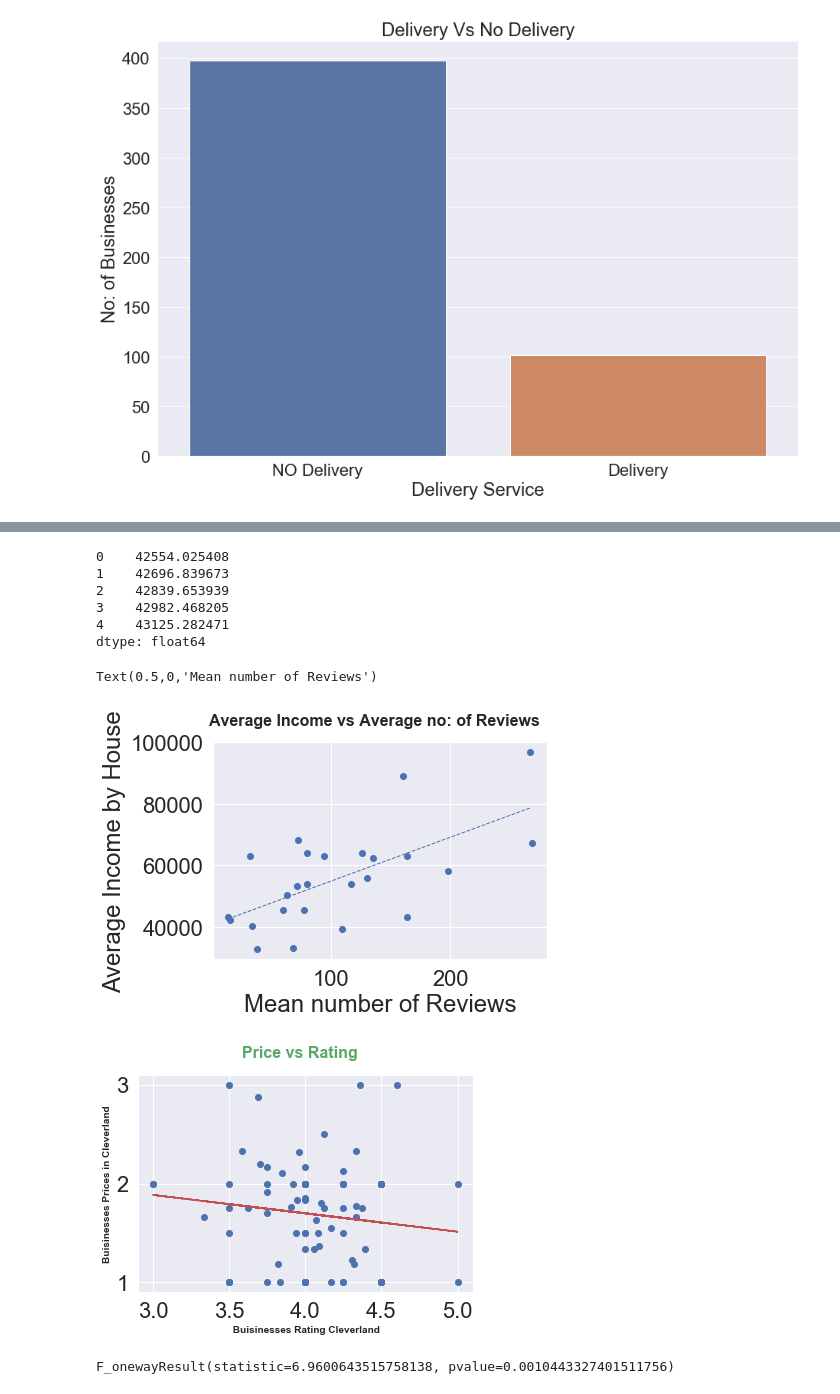
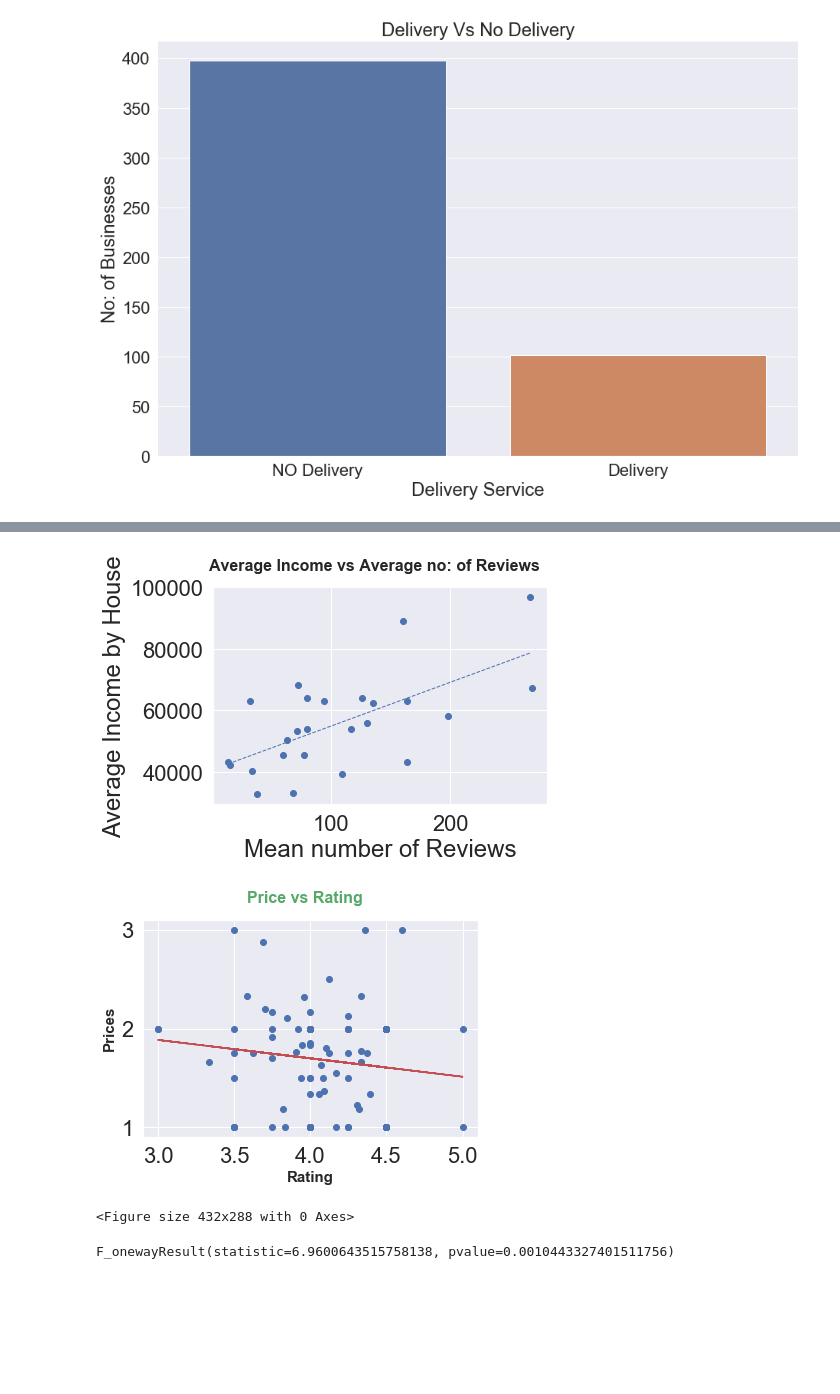
Before and after one commit to fnusandhiya/YELP, a Jupyter notebook: yelp.ipynb, the cells around one changed output, grey strips where cells are left out. Saved outputs shown, nothing was run; the diff lists cells and outputs as text; code cells hidden in the pictures; blank space fills up the shorter version.

```diff
--- a/yelp.ipynb
+++ b/yelp.ipynb
@@ -267,11 +287,0 @@ best_fit_x = pd.Series([i for i in range(int(min_mean), int(max_mean))])
-# %%
-(slope, intercept, _, _, _) = linregress(x, y)
-fit = slope * best_fit_x + intercept
-fit.head()
-# %% [output]
-0    42554.025408
-1    42696.839673
-2    42839.653939
-3    42982.468205
-4    43125.282471
-dtype: float64
@@ -281,4 +288,19 @@ vc_fit = vc_slope * range(100) + vc_int
 # %%
+#Create a linear regression plot to see the relationship between mean review and average income by house
+x = merge_table['Mean Review']
+y = merge_table['Avg_Income_by_House']
+
+max_mean = merge_table['Mean Review'].max()
+min_mean = merge_table['Mean Review'].min()
+
+best_fit_x = pd.Series([i for i in range(int(min_mean), int(max_mean))])
+
+(slope, intercept, _, _, _) = linregress(x, y)
+fit = slope * best_fit_x + intercept
+
+vc_slope, vc_int, vc_r, vc_p, vc_std_err = stats.linregress(x,y)
+vc_fit = vc_slope * range(100) + vc_int
+
 fig, (ax1) = plt.subplots(1, sharex=True)
 fig.suptitle("Average Income vs Average no: of Reviews", fontsize=16, fontweight="bold")
 
@@ -286,6 +308,8 @@ ax1.scatter(x, y)
 ax1.plot(best_fit_x, fit, "b--", linewidth=1)
 ax1.set_ylabel("Average Income by House")
 ax1.set_xlabel("Mean number of Reviews")
+
+#save the figure
+plt.savefig("income.png")
 # %% [output]
-Text(0.5,0,'Mean number of Reviews')
 [figure]
@@ -295,19 +316,27 @@ cd = pd.DataFrame(ab)
 # %%
+#groupby the data on categories and calculate the mean price and rating
+ab = yelp.groupby(['Categories'])['Price', 'rating'].mean()
+cd = pd.DataFrame(ab)
+
+#create a linear regression plot to see the relationship between price and rating
 x = cd['rating']
 y = cd['Price']
 slope, intercept,r, p, std_err = stats.linregress(x, y)
 fit = slope * x + intercept
-#print(fit)
 
 fig, ax = plt.subplots()
 ax.plot(x, y, linewidth=0, marker='o')
 ax.plot(x, fit, 'r--')
 fig.suptitle("Price vs Rating", fontsize=16, fontweight="bold" , color = "G")
 
-plt.xlabel (" Buisinesses Rating Cleverland",fontsize = 10, fontweight="bold")
-plt.ylabel ("Buisinesses Prices in Cleverland" , fontsize = 10, fontweight="bold" )
+plt.xlabel ("Rating",fontsize = 15, fontweight="bold")
+plt.ylabel ("Prices" , fontsize = 15, fontweight="bold" )
 
 plt.show()
+
+#save the figure
+plt.savefig("price.png")
 # %% [output]
-[figure, old version]
+[figure, new version]
+<Figure size 432x288 with 0 Axes>
 # %%
```
Also changed, not shown: parts of 15 cells of this notebook, 11 other files.
